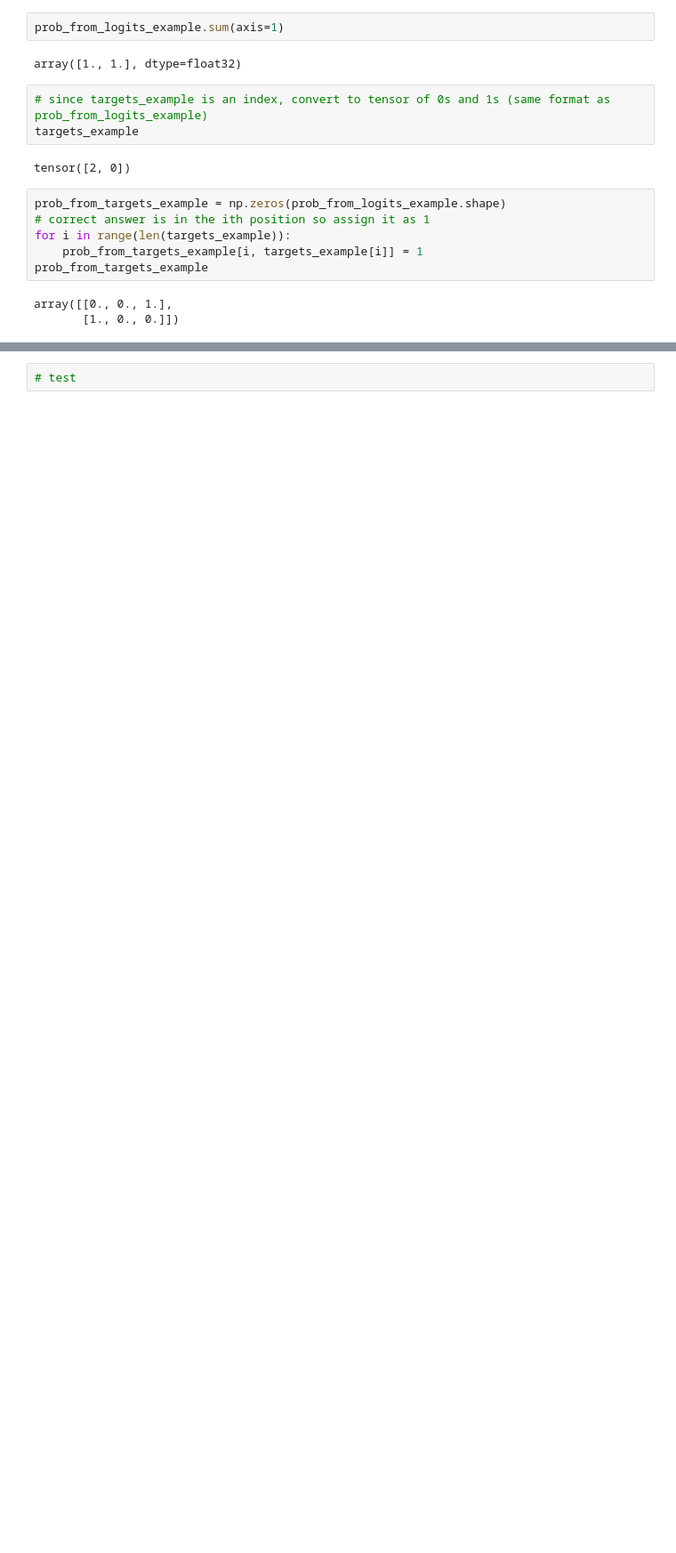
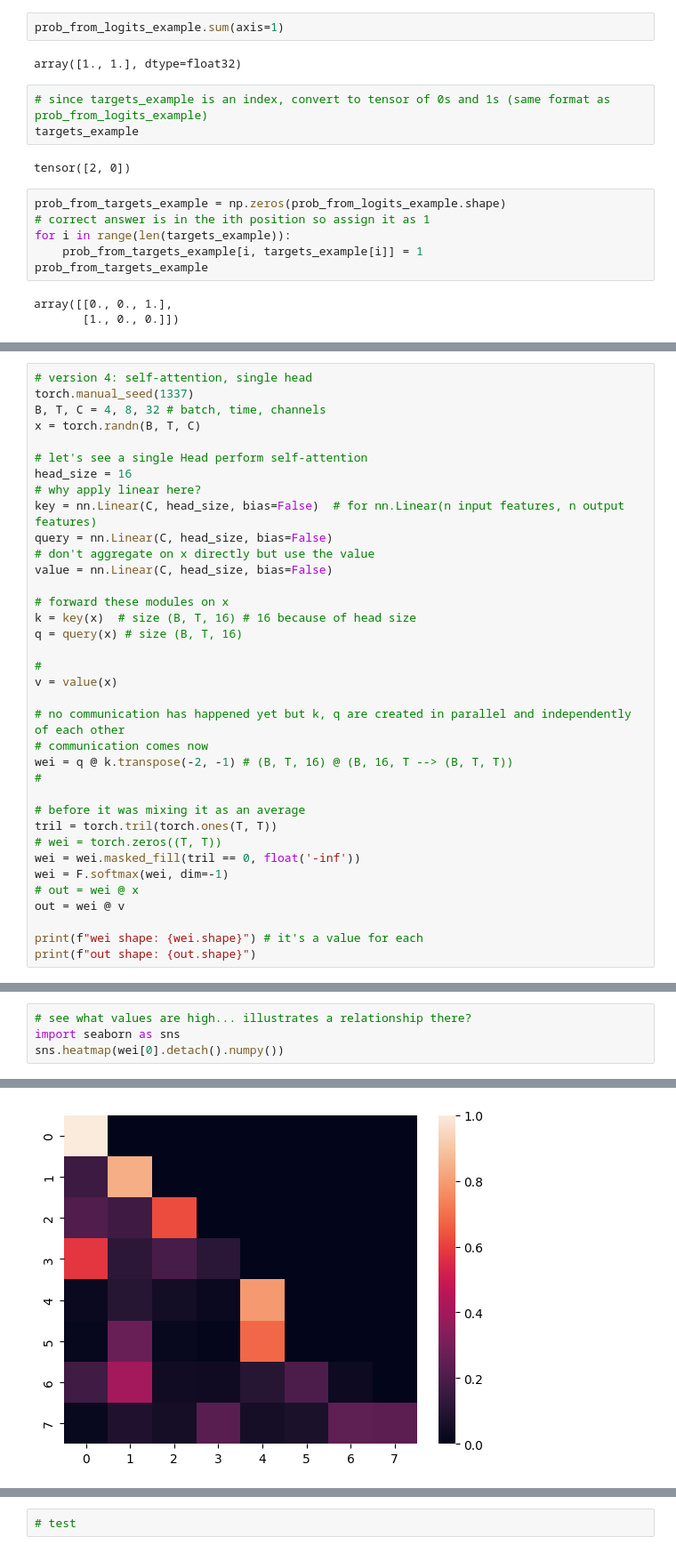
Before and after one commit to benslack19/transformer-mentor, a Jupyter notebook: notebooks/module2.ipynb, the cells around one changed output, grey strips where cells are left out. Shown at 89% size. Cells and saved outputs as stored; diff of their text form; blank space fills up the shorter version.

```diff
--- a/notebooks/module2.ipynb
+++ b/notebooks/module2.ipynb
@@ -395,0 +955,36 @@ tensor(0.2727) 0.27272139707649184
+# %%
+# version 4: self-attention, single head
+torch.manual_seed(1337)
+B, T, C = 4, 8, 32 # batch, time, channels
+x = torch.randn(B, T, C)
+
+# let's see a single Head perform self-attention
+head_size = 16
+# why apply linear here?
+key = nn.Linear(C, head_size, bias=False)  # for nn.Linear(n input features, n output features)
+query = nn.Linear(C, head_size, bias=False)
+# don't aggregate on x directly but use the value
+value = nn.Linear(C, head_size, bias=False)
+
+# forward these modules on x
+k = key(x)  # size (B, T, 16) # 16 because of head size
+q = query(x) # size (B, T, 16)
+
+#
+v = value(x)
+
+# no communication has happened yet but k, q are created in parallel and independently of each other
+# communication comes now
+wei = q @ k.transpose(-2, -1) # (B, T, 16) @ (B, 16, T --> (B, T, T))
+#
+
+# before it was mixing it as an average
+tril = torch.tril(torch.ones(T, T))
+# wei = torch.zeros((T, T))
+wei = wei.masked_fill(tril == 0, float('-inf'))
+wei = F.softmax(wei, dim=-1)
+# out = wei @ x
+out = wei @ v
+
+print(f"wei shape: {wei.shape}") # it's a value for each
+print(f"out shape: {out.shape}")
@@ -395,0 +1010,5 @@ tensor(0.2727) 0.27272139707649184
+# %%
+# see what values are high... illustrates a relationship there?
+import seaborn as sns
+sns.heatmap(wei[0].detach().numpy())
+# %% [output]
@@ -395,0 +1016 @@ tensor(0.2727) 0.27272139707649184
+[figure, added]
```
Also changed, not shown: parts of 82 cells of this notebook, 3 other files.
